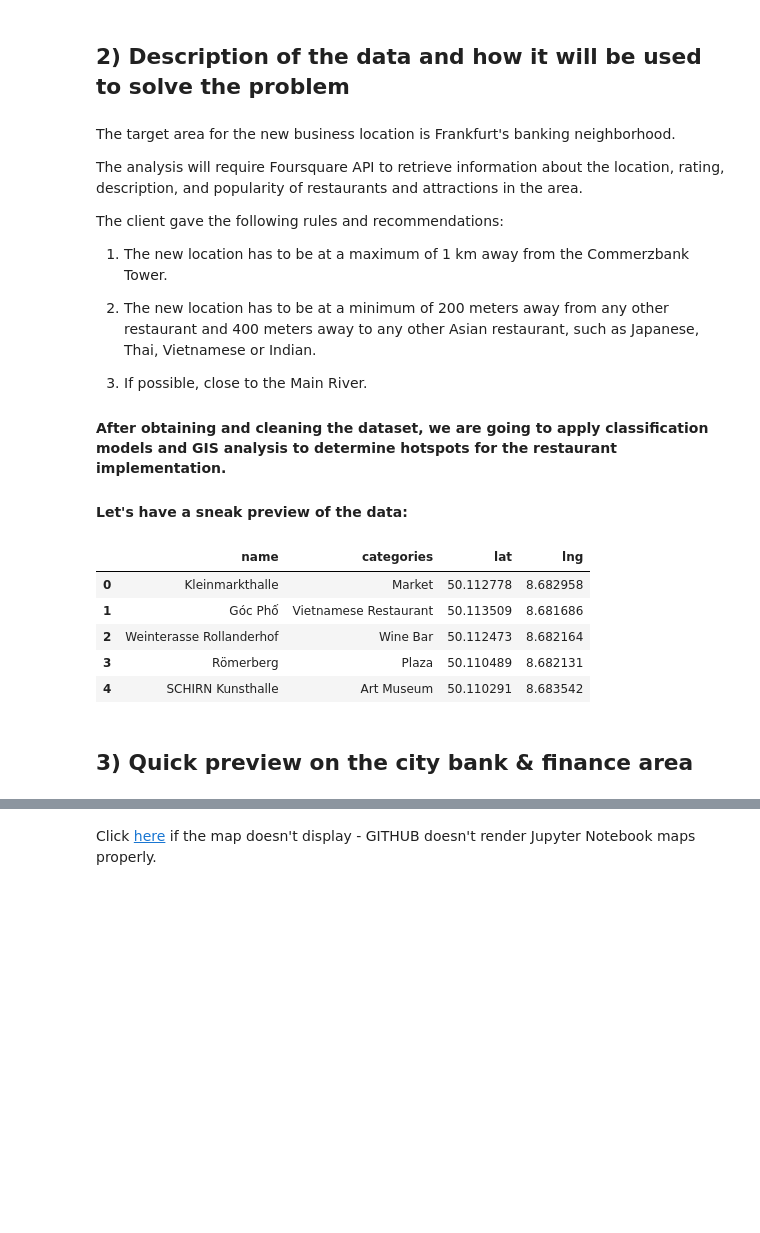
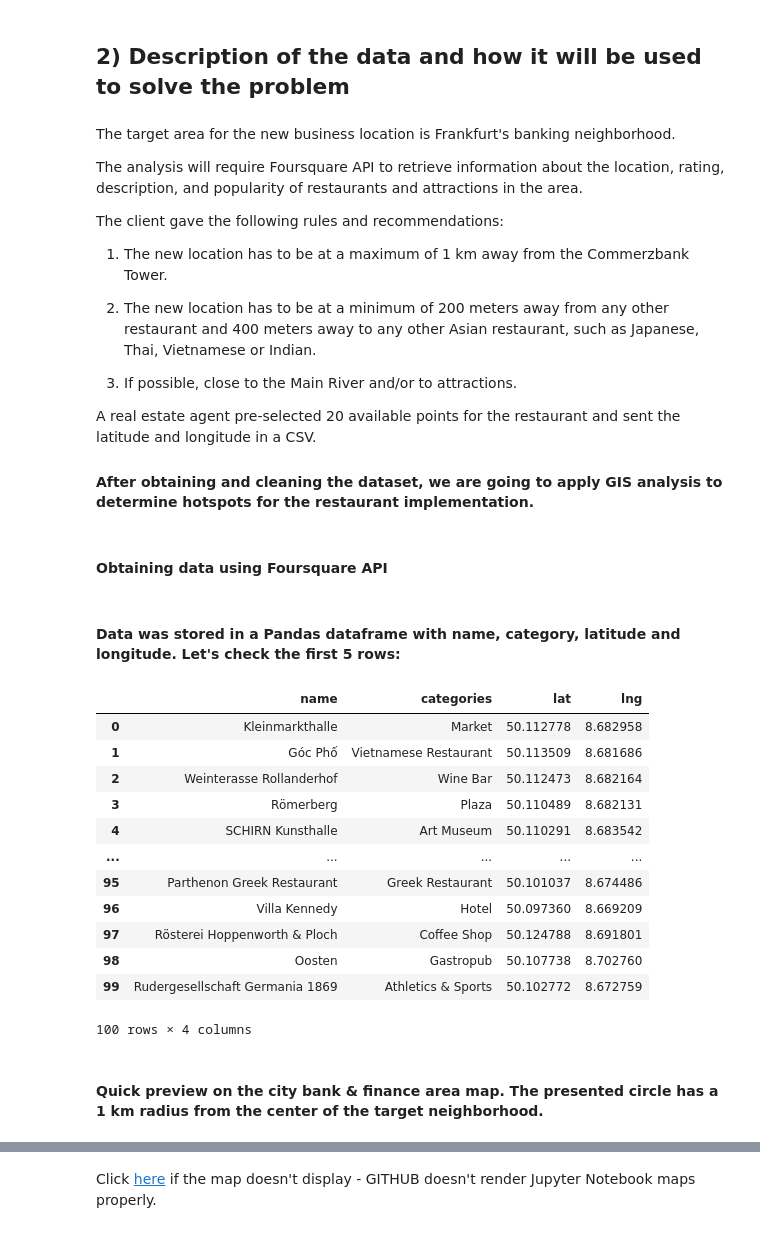
Before and after one commit to leaofrigo/Coursera_Capstone, a Jupyter notebook: mkt_analysis_final.ipynb, the cells around one changed output, grey strips where cells are left out. Drawn from its saved outputs; the diff is of its cells as text; code cells hidden in the pictures; blank space fills up the shorter version.

```diff
--- a/mkt_analysis_final.ipynb
+++ b/mkt_analysis_final.ipynb
@@ -27,25 +27,33 @@ The client gave the following rules and recommendations:
 
 2) The new location has to be at a minimum of 200 meters away from any other restaurant and 400 meters away to any other Asian restaurant, such as Japanese, Thai, Vietnamese or Indian.
 
-3) If possible, close to the Main River.
+3) If possible, close to the Main River and/or to attractions.
 
-#### After obtaining and cleaning the dataset, we are going to apply classification models and GIS analysis to determine hotspots for the restaurant implementation.
+A real estate agent pre-selected 20 available points for the restaurant and sent the latitude and longitude in a CSV.
 
-#### Let's have a sneak preview of the data:
+#### After obtaining and cleaning the dataset, we are going to apply GIS analysis to determine hotspots for the restaurant implementation.
+# %% [markdown]
+#### Obtaining data using Foursquare API
 # %%
 import requests
 import pandas as pd
+import seaborn as sns
+import folium
+import geopy
+from geopy.distance import distance
 from pandas import json_normalize
 
-# Frankfurt's finance center lat / lon
-fkf_latlon=[50.110924,8.682127]
+# frankfurt's finance center lat / lon
+fkf_lat=50.110924
+fkf_lon=8.682127
+fkf_latlon=[fkf_lat,fkf_lon]
 
-# Foursquare API credentials are stored in a hidden file
+# foursquare API credentials are stored in a hidden file
 from secret_settings import *
 
-# Foursquare API request parameters
+# foursquare API request parameters
 LIMIT = 100
-radius = 2500
+radius = 3000
 
 # request from Foursquare API
 url = 'https://api.foursquare.com/v2/venues/explore?&client_id={}&client_secret={}&v={}&ll={},{}&radius={}&limit={}'.format(
@@ -83,14 +91,28 @@ fkf_location_venues['venue.categories'] = fkf_location_venues.apply(get_category
 
 # clean columns
 fkf_location_venues.columns = [col.split(".")[-1] for col in fkf_location_venues.columns]
-fkf_location_venues.head()
+
+# load available locations for rental that a real estate agent pre-selected
+rental_props=pd.read_csv('rent_selected.csv')
-# %% [output]
-|  | name | categories | lat | lng |
-| 0 | Kleinmarkthalle | Market | 50.112778 | 8.682958 |
-| 1 | Góc Phố | Vietnamese Restaurant | 50.113509 | 8.681686 |
-| 2 | Weinterasse Rollanderhof | Wine Bar | 50.112473 | 8.682164 |
-| 3 | Römerberg | Plaza | 50.110489 | 8.682131 |
-| 4 | SCHIRN Kunsthalle | Art Museum | 50.110291 | 8.683542 |
+# %% [markdown]
+#### Data was stored in a Pandas dataframe with name, category, latitude and longitude. Let's check the first 5 rows:
+# %%
+# display first 5 rows
+fkf_location_venues
+# %% [output]
+|  | name | categories | lat | lng |
+| 0 | Kleinmarkthalle | Market | 50.112778 | 8.682958 |
+| 1 | Góc Phố | Vietnamese Restaurant | 50.113509 | 8.681686 |
+| 2 | Weinterasse Rollanderhof | Wine Bar | 50.112473 | 8.682164 |
+| 3 | Römerberg | Plaza | 50.110489 | 8.682131 |
+| 4 | SCHIRN Kunsthalle | Art Museum | 50.110291 | 8.683542 |
+| ... | ... | ... | ... | ... |
+| 95 | Parthenon Greek Restaurant | Greek Restaurant | 50.101037 | 8.674486 |
+| 96 | Villa Kennedy | Hotel | 50.097360 | 8.669209 |
+| 97 | Rösterei Hoppenworth & Ploch | Coffee Shop | 50.124788 | 8.691801 |
+| 98 | Oosten | Gastropub | 50.107738 | 8.702760 |
+| 99 | Rudergesellschaft Germania 1869 | Athletics & Sports | 50.102772 | 8.672759 |
+100 rows × 4 columns
 # %% [markdown]
-## 3) Quick preview on the city bank & finance area
+#### Quick preview on the city bank & finance area map. The presented circle has a 1 km radius from the center of the target neighborhood.
 # %%
```
Also changed, not shown: parts of 39 cells of this notebook, 10 other files.
